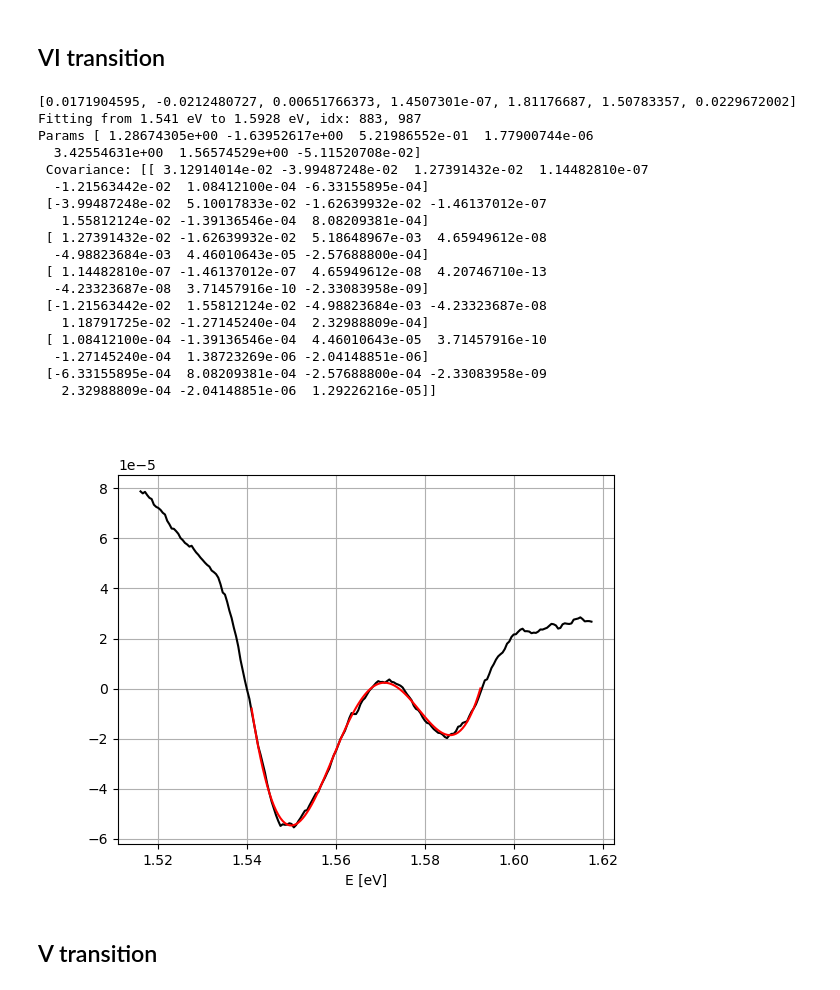
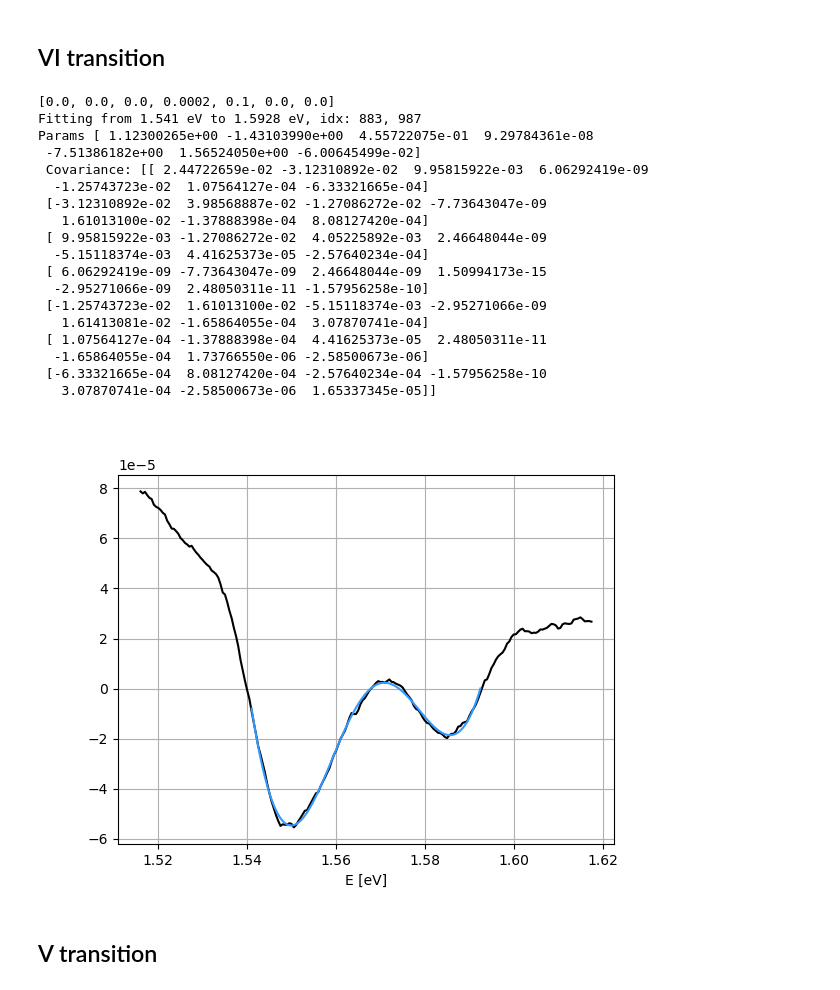
Before and after one commit to Jatsekku/pwr-spectroscopy-p2, a Jupyter notebook: spectro2.ipynb, the cells around one changed output. Drawn from its saved outputs; the diff is of its cells as text; code cells hidden in the pictures.

```diff
--- a/spectro2.ipynb
+++ b/spectro2.ipynb
@@ -235,7 +236,7 @@ Teacher advised me to use doubled fit function for the first transition.
 start_energy, stop_energy = 1.4150, 1.4400507
 
 # Fitting params
-n = 2
+n = 3
 params1 = [
     1.30246864e+00,  #A1
     -1.80140004e+00, #B1
@@ -270,14 +271,14 @@ y_fitted = fit_pr(x_fit, *params_final)
 
 plt.figure()
 plt.plot(x_contex, y_contex, color='black')
-plt.plot(x_fit, y_fitted, color='red')
+plt.plot(x_fit, y_fitted, color='#ff0000')
 plt.xlabel('E [eV]')
 plt.grid(True)
 plt.show()
 
 global_results_wr['T1'] = Result(
     name = 'PR WR I transition',
-    color = 'red',
+    color = '#ff0000',
     energy_start = start_energy,
     energy_idx_start = start_idx,
     energy_stop = stop_energy,
@@ -315,7 +316,7 @@ Params [ 3.32312815e+00 -4.62700830e+00  1.61034214e+00  1.10914547e-07
 start_energy, stop_energy = 1.4400507, 1.466
 
 # Fitting params
-n = 2
+n = 3
 params1 = [
     7.79067537e-01,  #A1
     -1.03719700e+00, #B1
@@ -345,14 +346,14 @@ y_fitted = fit_pr(x_fit, *params_final)
 
 plt.figure()
 plt.plot(x_contex, y_contex, color='black')
-plt.plot(x_fit, y_fitted, color='blue')
+plt.plot(x_fit, y_fitted, color='#ffff00')
 plt.xlabel('E [eV]')
 plt.grid(True)
 plt.show()
 
 global_results_wr['T2'] = Result(
     name = 'PR WR II transition',
-    color = 'green',
+    color = '#ffff00',
     energy_start = start_energy,
     energy_idx_start = start_idx,
     energy_stop = stop_energy,
@@ -391,16 +392,10 @@ Params [ 3.03332429e+00 -4.14810262e+00  1.41795846e+00  1.56575909e-07
 start_energy, stop_energy = 1.466, 1.541
 
 # Fitting params
-n = 2
+n = 3
 #          A1    B1    C1   D1      T1   E1    G1
 params1 = [
-    1.71904595e-02,  #A1
-    -2.12480727e-02, #B1
-    6.51766373e-03,  #C1
-    1.45073010e-07,  #D1
-    1.81176687e+00,  #T1
-    1.50783357e+00,  #E1
-    2.29672002e-02,  #G1
+0.00, 0.00, 0.0, 0.0002, 0.1, 0.00, 0.00
 ]
 
 # Single function used
@@ -422,14 +417,14 @@ y_fitted = fit_pr(x_fit, *params_final)
 
 plt.figure()
 plt.plot(x_contex, y_contex, color='black')
-plt.plot(x_fit, y_fitted, color='green')
+plt.plot(x_fit, y_fitted, color='#33ff3a')
 plt.xlabel('E [eV]')
 plt.grid(True)
 plt.show()
 
 global_results_wr['T3'] = Result(
     name = 'PR WR III transition',
-    color = 'blue',
+    color = '#33ff3a',
     energy_start = start_energy,
     energy_idx_start = start_idx,
     energy_stop = stop_energy,
@@ -468,15 +463,9 @@ Params [ 6.78381530e-03 -8.63766506e-03  2.73739166e-03  7.55044673e-08
 start_energy, stop_energy = 1.541, 1.5928
 
 # Fitting params
-n = 2
+n = 3
 params1 = [
-    6.72477182e+00,  #A1
-    -8.81517954e+00, #B1
-    2.88791745e+00,  #C1
-    1.62472063e-04,  #D1
-    1.28395976e-01,  #T1
-    1.63030533e+00,  #E1
-    -8.75827670e-02  #G1
+0.00, 0.00, 0.0, 0.0002, 0.1, 0.00, 0.00
 ]
 
 # Single function used
@@ -490,53 +479,53 @@ start_idx, stop_idx = ((energy_wr - start_energy).abs().idxmin()), ((energy_wr -
 print(f'Fitting from {start_energy} eV to {stop_energy} eV, idx: {start_idx}, {stop_idx}')
 x_fit, y_fit = energy_wr[start_idx:stop_idx], y_wr[start_idx:stop_idx]
 x_contex = energy_wr[(start_idx - margin_idx):(stop_idx + margin_idx)]
 y_contex = y_wr[(start_idx - margin_idx):(stop_idx + margin_idx)]
 initial_guess = params1
 params_final, covariance = curve_fit(fit_pr, x_fit, y_fit, p0=initial_guess, maxfev=60000)
 print(f'Params {params_final}\n Covariance: {covariance}')
 y_fitted = fit_pr(x_fit, *params_final)
 
 plt.figure()
 plt.plot(x_contex, y_contex, color='black')
-plt.plot(x_fit, y_fitted, color='red')
+plt.plot(x_fit, y_fitted, color='#3399ff')
 plt.xlabel('E [eV]')
 plt.grid(True)
 plt.show()
 
 global_results_wr['T4'] = Result(
     name = 'PR WR IV transition',
-    color = 'red',
+    color = '#3399ff',
     energy_start = start_energy,
     energy_idx_start = start_idx,
     energy_stop = stop_energy,
     energy_idx_stop = stop_idx,
     sd = 1,
     n = n,
     fitted_params = fit_pr1_to_dict(params_final),
     covariance = covariance,
     y_fitted = y_fitted,
     x_fit = x_fit
 )
 # %% [output]
-[0.0171904595, -0.0212480727, 0.00651766373, 1.4507301e-07, 1.81176687, 1.50783357, 0.0229672002]
+[0.0, 0.0, 0.0, 0.0002, 0.1, 0.0, 0.0]
 Fitting from 1.541 eV to 1.5928 eV, idx: 883, 987
-Params [ 1.28674305e+00 -1.63952617e+00  5.21986552e-01  1.77900744e-06
-  3.42554631e+00  1.56574529e+00 -5.11520708e-02]
- Covariance: [[ 3.12914014e-02 -3.99487248e-02  1.27391432e-02  1.14482810e-07
-  -1.21563442e-02  1.08412100e-04 -6.33155895e-04]
- [-3.99487248e-02  5.10017833e-02 -1.62639932e-02 -1.46137012e-07
-   1.55812124e-02 -1.39136546e-04  8.08209381e-04]
- [ 1.27391432e-02 -1.62639932e-02  5.18648967e-03  4.65949612e-08
-  -4.98823684e-03  4.46010643e-05 -2.57688800e-04]
- [ 1.14482810e-07 -1.46137012e-07  4.65949612e-08  4.20746710e-13
-  -4.23323687e-08  3.71457916e-10 -2.33083958e-09]
- [-1.21563442e-02  1.55812124e-02 -4.98823684e-03 -4.23323687e-08
-   1.18791725e-02 -1.27145240e-04  2.32988809e-04]
- [ 1.08412100e-04 -1.39136546e-04  4.46010643e-05  3.71457916e-10
-  -1.27145240e-04  1.38723269e-06 -2.04148851e-06]
- [-6.33155895e-04  8.08209381e-04 -2.57688800e-04 -2.33083958e-09
-   2.32988809e-04 -2.04148851e-06  1.29226216e-05]]
+Params [ 1.12300265e+00 -1.43103990e+00  4.55722075e-01  9.29784361e-08
+ -7.51386182e+00  1.56524050e+00 -6.00645499e-02]
+ Covariance: [[ 2.44722659e-02 -3.12310892e-02  9.95815922e-03  6.06292419e-09
+  -1.25743723e-02  1.07564127e-04 -6.33321665e-04]
+ [-3.12310892e-02  3.98568887e-02 -1.27086272e-02 -7.73643047e-09
+   1.61013100e-02 -1.37888398e-04  8.08127420e-04]
+ [ 9.95815922e-03 -1.27086272e-02  4.05225892e-03  2.46648044e-09
+  -5.15118374e-03  4.41625373e-05 -2.57640234e-04]
+ [ 6.06292419e-09 -7.73643047e-09  2.46648044e-09  1.50994173e-15
+  -2.95271066e-09  2.48050311e-11 -1.57956258e-10]
+ [-1.25743723e-02  1.61013100e-02 -5.15118374e-03 -2.95271066e-09
+   1.61413081e-02 -1.65864055e-04  3.07870741e-04]
+ [ 1.07564127e-04 -1.37888398e-04  4.41625373e-05  2.48050311e-11
+  -1.65864055e-04  1.73766550e-06 -2.58500673e-06]
+ [-6.33321665e-04  8.08127420e-04 -2.57640234e-04 -1.57956258e-10
+   3.07870741e-04 -2.58500673e-06  1.65337345e-05]]
-[figure, old version]
+[figure, new version]
 # %% [markdown]
 ## V transition
 # %%
```
Also changed, not shown: parts of 22 cells of this notebook.
